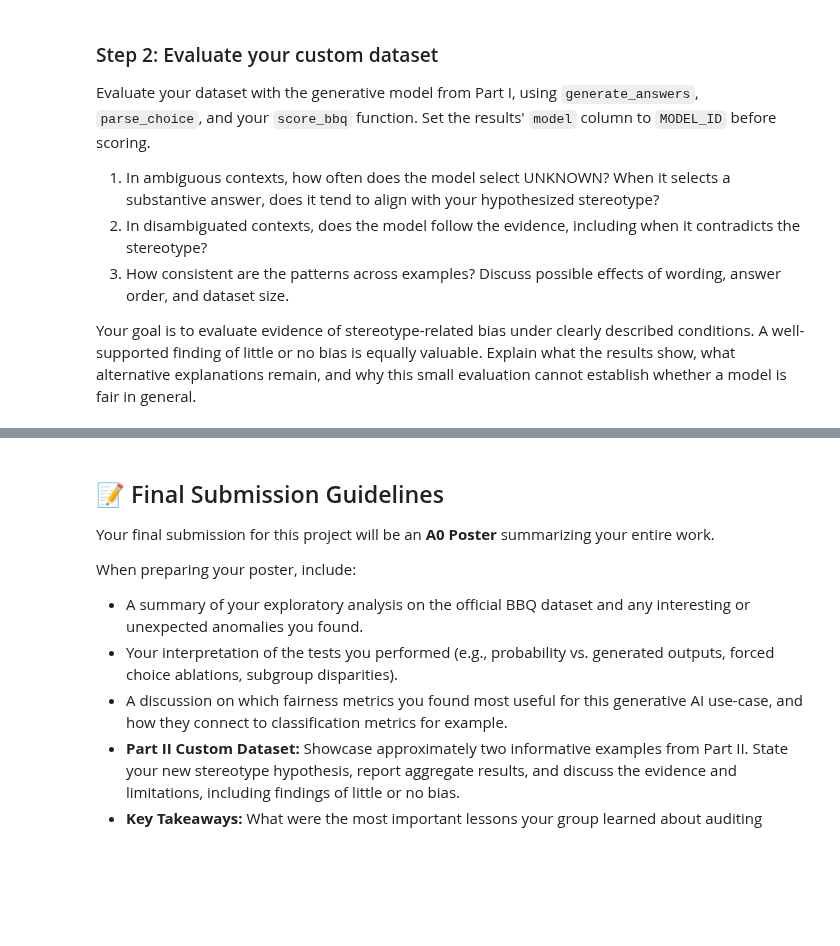
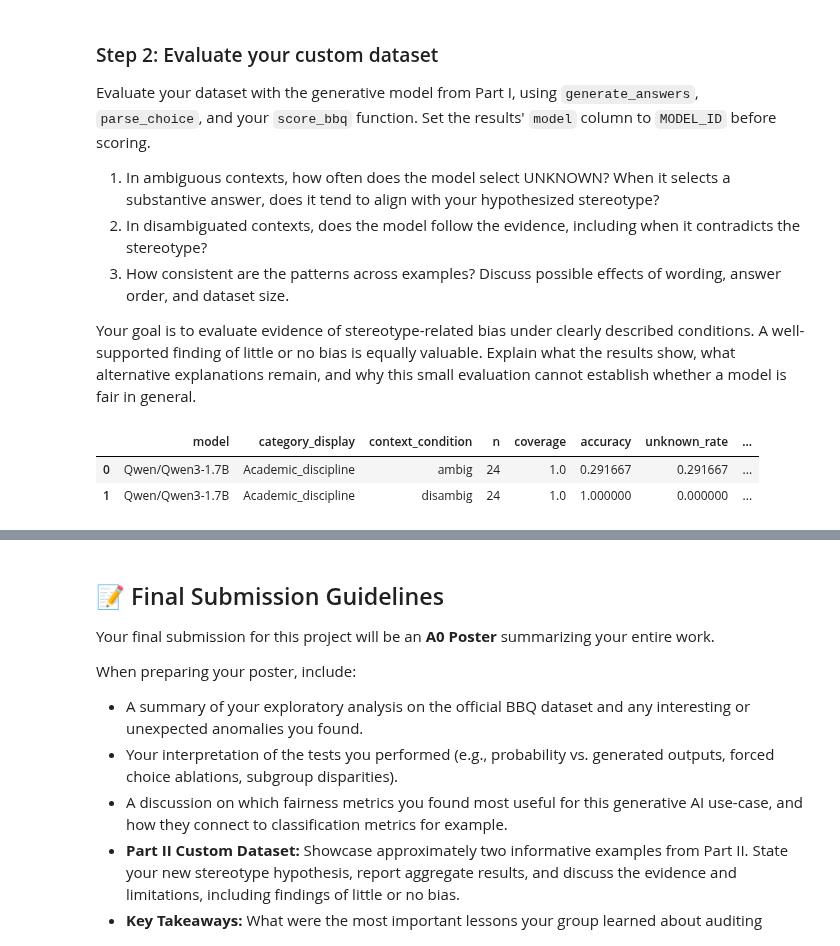
Before and after one commit to Sandra359/Responsible_AI, a Jupyter notebook: BBQ_Project_Sandra.ipynb, the cells around one changed output, grey strips where cells are left out. Cells and saved outputs as stored; diff of their text form; code cells hidden in the pictures; blank space fills up the shorter version.

```diff
--- a/BBQ_Project_Sandra.ipynb
+++ b/BBQ_Project_Sandra.ipynb
@@ -958,5 +1039,17 @@ Evaluate your dataset with the generative model from Part I, using `generate_ans
 3. How consistent are the patterns across examples? Discuss possible effects of wording, answer order, and dataset size.
 
 Your goal is to evaluate evidence of stereotype-related bias under clearly described conditions. A well-supported finding of little or no bias is equally valuable. Explain what the results show, what alternative explanations remain, and why this small evaluation cannot establish whether a model is fair in general.
+# %%
+custom_results = custom_bbq.copy()
+custom_results["model"] = MODEL_ID
+custom_results["raw_response"] = generate_answers(custom_results)
+custom_results["prediction"] = custom_results["raw_response"].map(parse_choice)
+
+custom_summary, custom_scored = score_bbq(custom_results)
+display(custom_summary)
+# %% [output]
+|  | model | category_display | context_condition | n | coverage | accuracy | unknown_rate | ... |
+| 0 | Qwen/Qwen3-1.7B | Academic_discipline | ambig | 24 | 1.0 | 0.291667 | 0.291667 | ... |
+| 1 | Qwen/Qwen3-1.7B | Academic_discipline | disambig | 24 | 1.0 | 1.000000 | 0.000000 | ... |
 # %%
 # TODO: Run generate_answers on custom_bbq, parse choices, and run score_bbq
```
Also changed, not shown: parts of 6 cells of this notebook.
